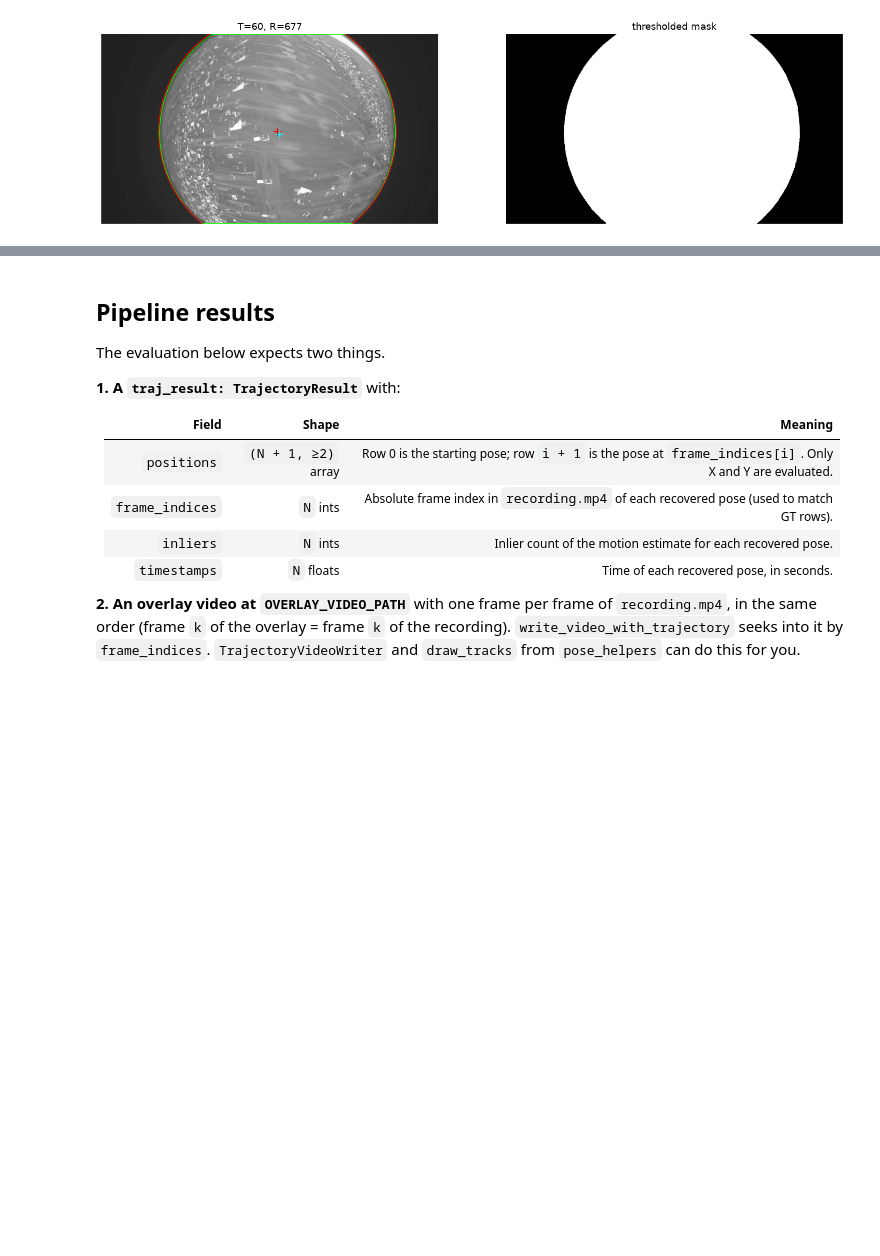
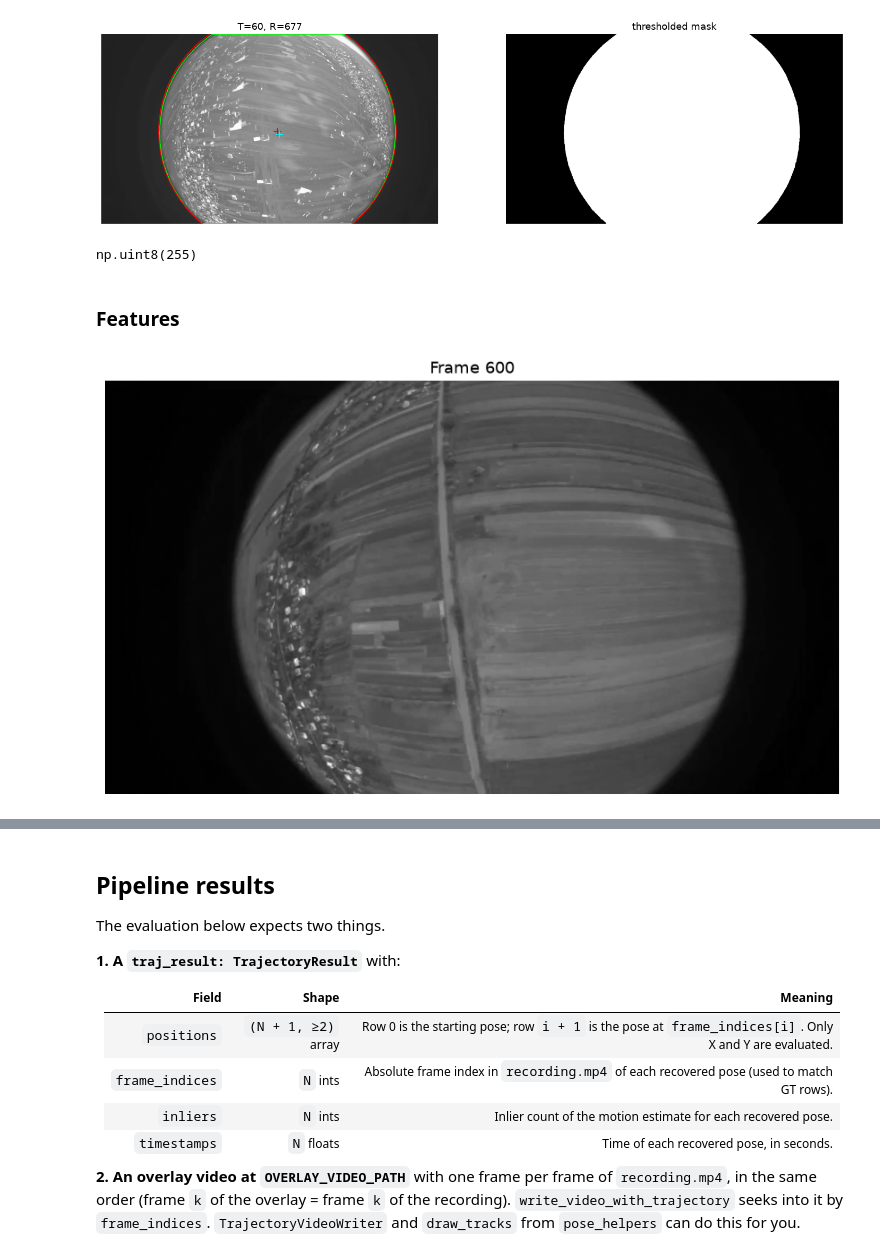
Before and after one commit to yagodanr/hw3_trajectory-estimation, a Jupyter notebook: homework.ipynb, the cells around one changed output, grey strips where cells are left out. Cells and saved outputs as stored; diff of their text form; code cells hidden in the pictures; blank space fills up the shorter version.

```diff
--- a/homework.ipynb
+++ b/homework.ipynb
@@ -219,3 +219,28 @@ ax2.imshow(bw, cmap="gray"); ax2.set_title("thresholded mask"); ax2.axis("off")
 plt.show()
 # %% [output]
 [figure]
+# %%
+margin = 40
+circle_mask = np.zeros(gray.shape, np.uint8)                  # (1080, 1920), all 0
+cv.circle(circle_mask, (int(xc), int(yc)), int(R - margin), 255, thickness=-1) # filled disk = 255
+circle_mask.max()
+# %% [output]
+np.uint8(255)
+# %% [markdown]
+### Features
+# %%
+cap = cv.VideoCapture(str(VIDEO_PATH))
+i = 600
+
+acc = np.zeros((H, W), np.uint8)
+cap.set(cv.CAP_PROP_POS_FRAMES, i)
+ok, frame = cap.read()
+if not ok:
+    raise RuntimeError(f"Failed to read frame {i}")
+gray = cv.cvtColor(frame, cv.COLOR_BGR2GRAY)
+acc = np.maximum(acc, gray)                      # per-pixel brightest value seen
+cap.release()
+
+plt.imshow(acc, cmap="gray"); plt.title(f"Frame {i}"); plt.axis("off"); plt.show()
+# %% [output]
+[figure, added]
```
Also changed, not shown: parts of 7 cells of this notebook.
